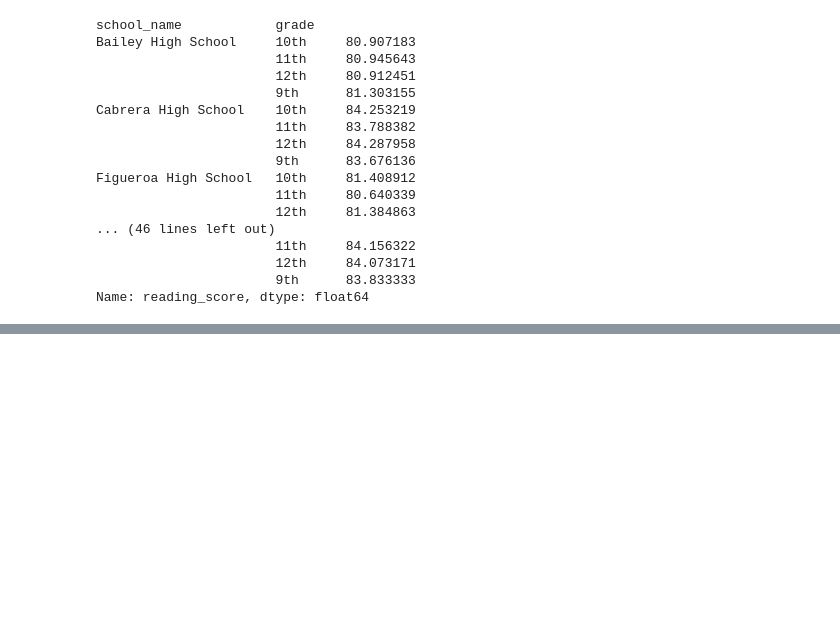
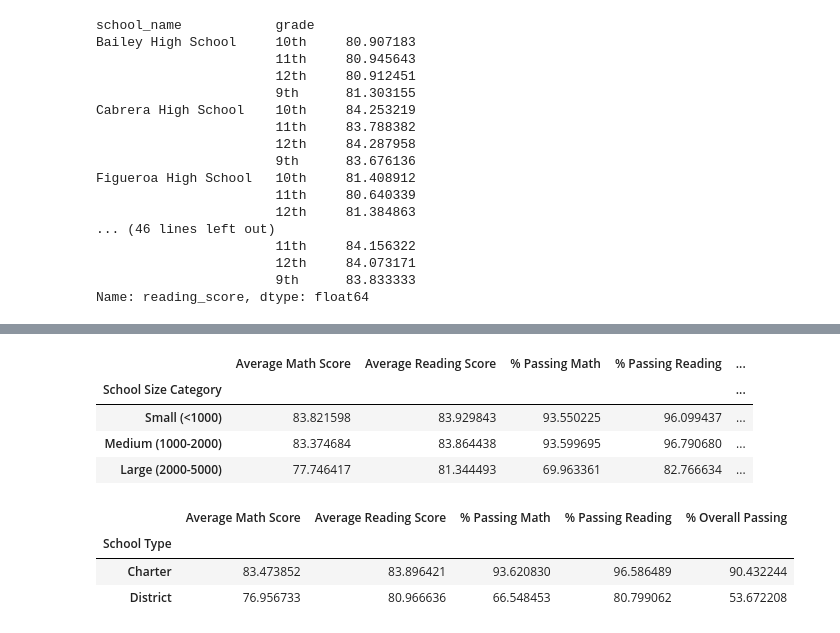
Before and after one commit to AhldenBrough/pandas-challenge, a Jupyter notebook: PyCitySchools/main.ipynb, the cells around one changed output, grey strips where cells are left out. Drawn from its saved outputs; the diff is of its cells as text; code cells hidden in the pictures; blank space fills up the shorter version.

```diff
--- a/PyCitySchools/main.ipynb
+++ b/PyCitySchools/main.ipynb
@@ -357,0 +332,54 @@ Categories (4, object): ['<$585' < '$585-630' < '$630-645' < '$645-680']
+# %%
+# Initialize bins for grouping by size of school
+size_bins = [0, 1000, 2000, 5000]
+labels = ["Small (<1000)", "Medium (1000-2000)", "Large (2000-5000)"]
+
+# Cut the per_school_summary and convert to dataframe
+size_summary = pd.cut(per_school_summary["Total Students"], size_bins, labels=labels, include_lowest=True)
+size_summary = pd.DataFrame(size_summary)
+
+# Add categories to per_school_summary
+per_school_summary["School Size Category"] = size_summary["Total Students"]
+
+# Calculate each individual stat for the School Size
+size_math_scores = per_school_summary.groupby(["School Size Category"])["Average Math Score"].mean()
+size_reading_scores = per_school_summary.groupby(["School Size Category"])["Average Reading Score"].mean()
+size_passing_math = per_school_summary.groupby(["School Size Category"])["% Passing Math"].mean()
+size_passing_reading = per_school_summary.groupby(["School Size Category"])["% Passing Reading"].mean()
+overall_passing_size = per_school_summary.groupby(["School Size Category"])["% Overall Passing"].mean()
+
+# Create a dataframe to add the stats to
+size_summary = pd.DataFrame(size_math_scores)
+
+# Add the remaining stats to the dataframe
+for stat in [size_reading_scores, size_passing_math, size_passing_reading, overall_passing_size]:
+    size_summary = size_summary.merge(stat, left_on='School Size Category', right_on='School Size Category')
+
+size_summary
+# %% [output]
+|  | Average Math Score | Average Reading Score | % Passing Math | % Passing Reading | ... |
+| School Size Category |  |  |  |  | ... |
+| Small (<1000) | 83.821598 | 83.929843 | 93.550225 | 96.099437 | ... |
+| Medium (1000-2000) | 83.374684 | 83.864438 | 93.599695 | 96.790680 | ... |
+| Large (2000-5000) | 77.746417 | 81.344493 | 69.963361 | 82.766634 | ... |
+# %%
+# Calculate each individual stat for the School Type
+type_math_scores = per_school_summary.groupby(["School Type"])["Average Math Score"].mean()
+type_reading_scores = per_school_summary.groupby(["School Type"])["Average Reading Score"].mean()
+type_passing_math = per_school_summary.groupby(["School Type"])["% Passing Math"].mean()
+type_passing_reading = per_school_summary.groupby(["School Type"])["% Passing Reading"].mean()
+overall_passing_type = per_school_summary.groupby(["School Type"])["% Overall Passing"].mean()
+
+# Create a dataframe to add the stats to
+type_summary = pd.DataFrame(type_math_scores)
+
+# Add the remaining stats to the dataframe
+for stat in [type_reading_scores, type_passing_math, type_passing_reading, overall_passing_type]:
+    type_summary = type_summary.merge(stat, left_on='School Type', right_on='School Type')
+
+type_summary
+# %% [output]
+|  | Average Math Score | Average Reading Score | % Passing Math | % Passing Reading | % Overall Passing |
+| School Type |  |  |  |  |  |
+| Charter | 83.473852 | 83.896421 | 93.620830 | 96.586489 | 90.432244 |
+| District | 76.956733 | 80.966636 | 66.548453 | 80.799062 | 53.672208 |
```
Also changed, not shown: parts of 12 cells of this notebook.
